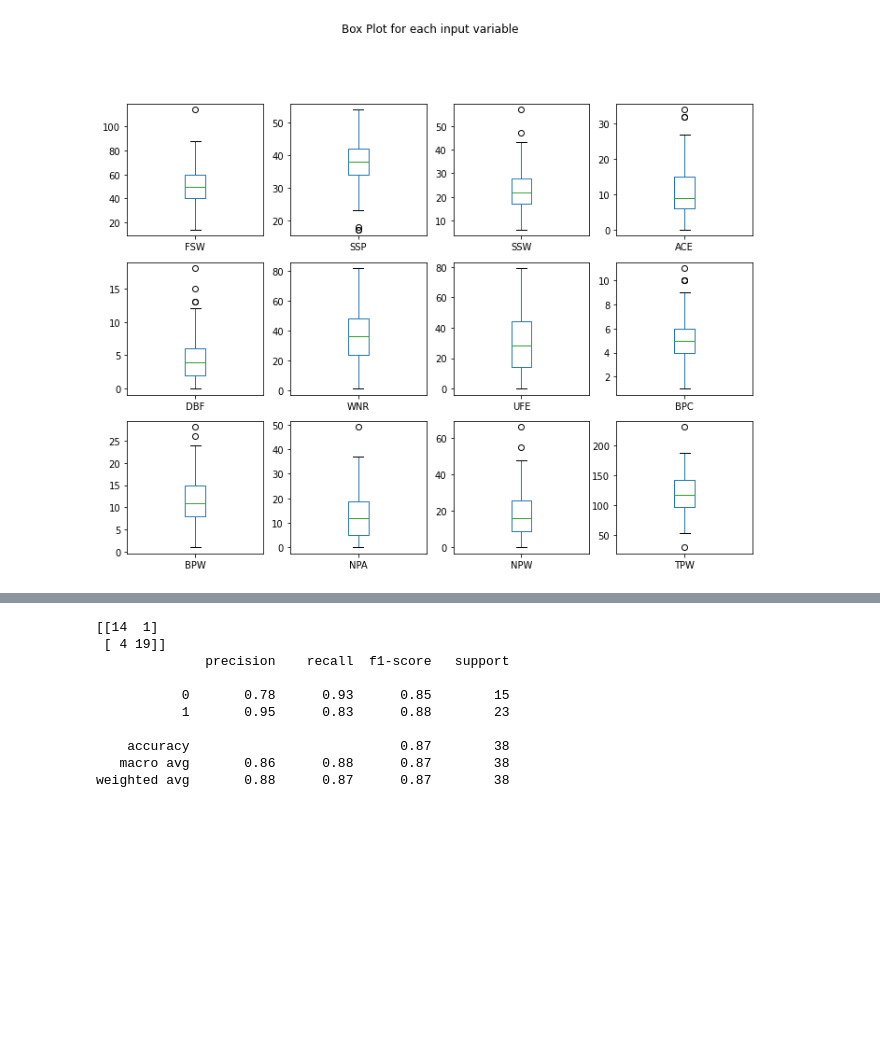
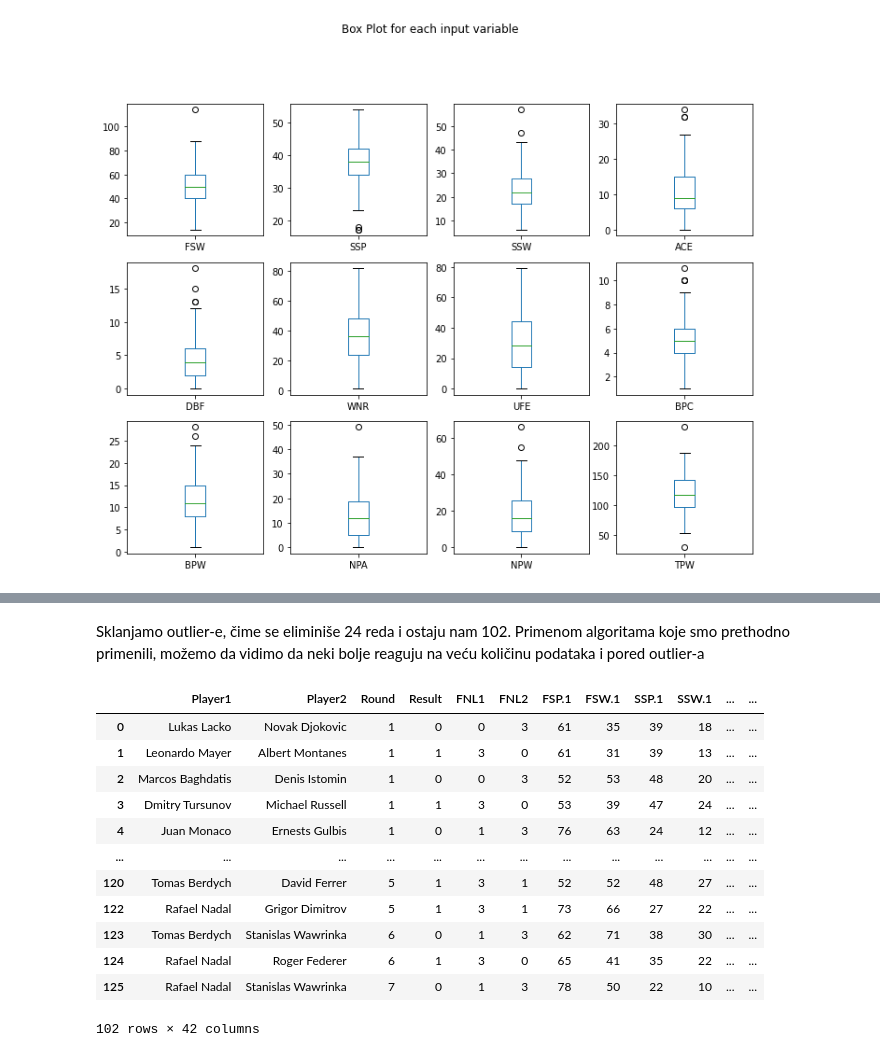
Before and after one commit to StefanMladenov/MU, a Jupyter notebook: 1.Domaci.ipynb, the cells around one changed output, grey strips where cells are left out. Saved outputs shown, nothing was run; the diff lists cells and outputs as text; code cells hidden in the pictures; blank space fills up the shorter version.

```diff
--- a/1.Domaci.ipynb
+++ b/1.Domaci.ipynb
@@ -233,15 +307,27 @@ Accuracy of GNB classifier on test set: 0.84
-# %%
-pred = lda.predict(X_test)
-print(confusion_matrix(y_test, pred))
-print(classification_report(y_test, pred))
-# %% [output]
-[[14  1]
- [ 4 19]]
-              precision    recall  f1-score   support
-
-           0       0.78      0.93      0.85        15
-           1       0.95      0.83      0.88        23
-
-    accuracy                           0.87        38
-   macro avg       0.86      0.88      0.87        38
-weighted avg       0.88      0.87      0.87        38
+# %% [markdown]
+Sklanjamo outlier-e, čime se eliminiše 24 reda i ostaju nam 102. Primenom algoritama koje smo prethodno primenili, možemo da vidimo da neki bolje reaguju na veću količinu podataka i pored outlier-a
+# %%
+list_of_x_cols = ["FSP.2", "FSP.1", "FSW.2", "FSW.1", "SSP.2", "SSP.1",
+                   "SSW.2", "SSW.1", "ACE.2", "ACE.1", "DBF.2", "DBF.1",
+                   "WNR.2", "WNR.1", "UFE.2", "UFE.1", "BPC.2", "BPC.1",
+                   "BPW.2", "BPW.1", "NPA.2", "NPA.1", "NPW.2", "NPW.1", 'TPW.1', 'TPW.2']
+Q1 = full_dataset[list_of_x_cols].quantile(0.25)
+Q3 = full_dataset[list_of_x_cols].quantile(0.75)
+IQR = Q3 - Q1
+
+clean = full_dataset[~((full_dataset < (Q1 - 1.5*IQR)) |  (full_dataset > (Q3 + 1.5*IQR))).any(axis=1)]
+clean
+# %% [output]
+|  | Player1 | Player2 | Round | Result | FNL1 | FNL2 | FSP.1 | FSW.1 | SSP.1 | SSW.1 | ... | ... |
+| 0 | Lukas Lacko | Novak Djokovic | 1 | 0 | 0 | 3 | 61 | 35 | 39 | 18 | ... | ... |
+| 1 | Leonardo Mayer | Albert Montanes | 1 | 1 | 3 | 0 | 61 | 31 | 39 | 13 | ... | ... |
+| 2 | Marcos Baghdatis | Denis Istomin | 1 | 0 | 0 | 3 | 52 | 53 | 48 | 20 | ... | ... |
+| 3 | Dmitry Tursunov | Michael Russell | 1 | 1 | 3 | 0 | 53 | 39 | 47 | 24 | ... | ... |
+| 4 | Juan Monaco | Ernests Gulbis | 1 | 0 | 1 | 3 | 76 | 63 | 24 | 12 | ... | ... |
+| ... | ... | ... | ... | ... | ... | ... | ... | ... | ... | ... | ... | ... |
+| 120 | Tomas Berdych | David Ferrer | 5 | 1 | 3 | 1 | 52 | 52 | 48 | 27 | ... | ... |
+| 122 | Rafael Nadal | Grigor Dimitrov | 5 | 1 | 3 | 1 | 73 | 66 | 27 | 22 | ... | ... |
+| 123 | Tomas Berdych | Stanislas Wawrinka | 6 | 0 | 1 | 3 | 62 | 71 | 38 | 30 | ... | ... |
+| 124 | Rafael Nadal | Roger Federer | 6 | 1 | 3 | 0 | 65 | 41 | 35 | 22 | ... | ... |
+| 125 | Rafael Nadal | Stanislas Wawrinka | 7 | 0 | 1 | 3 | 78 | 50 | 22 | 10 | ... | ... |
+102 rows × 42 columns
```
Also changed, not shown: parts of 21 cells of this notebook, 1 other file.
